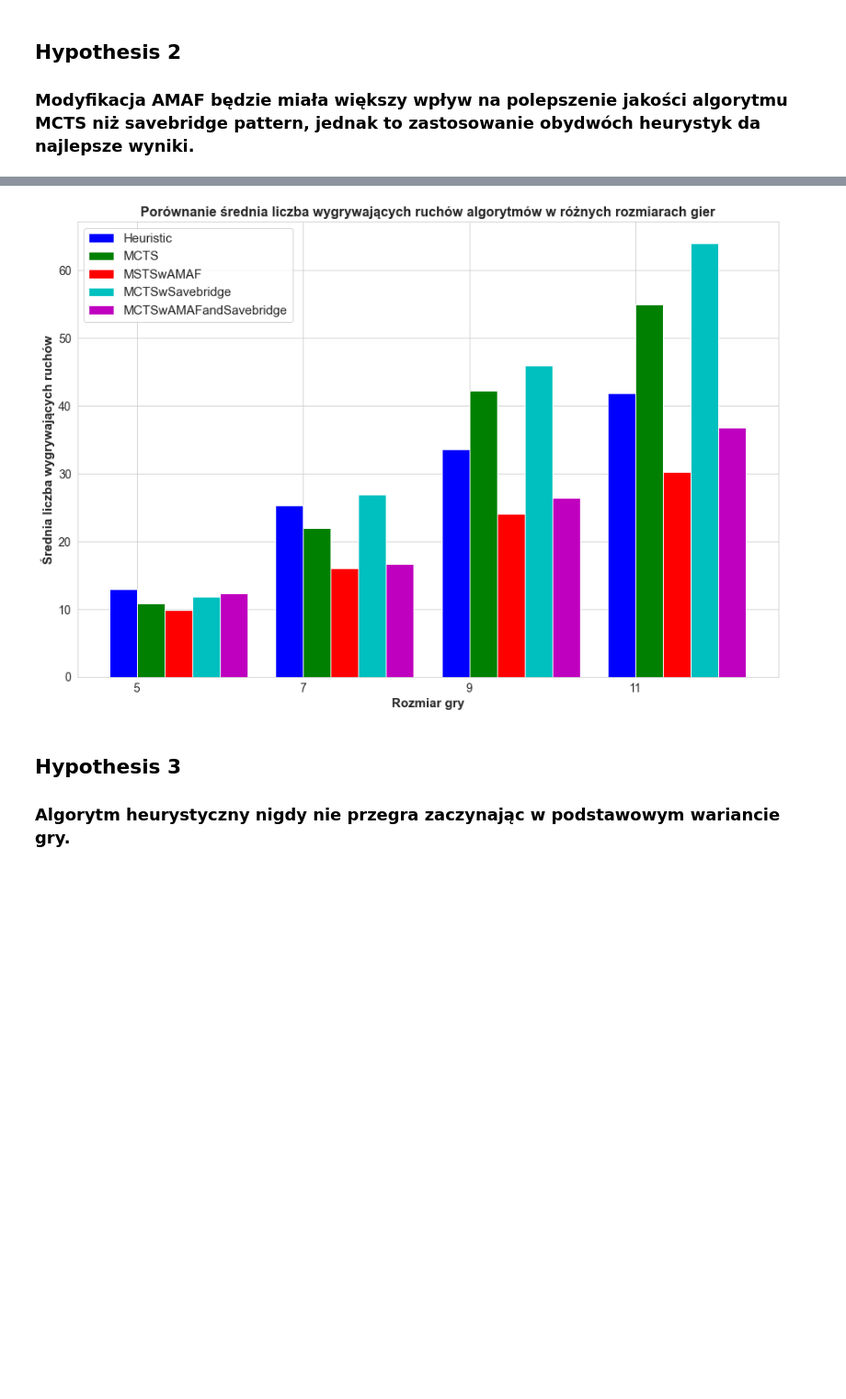
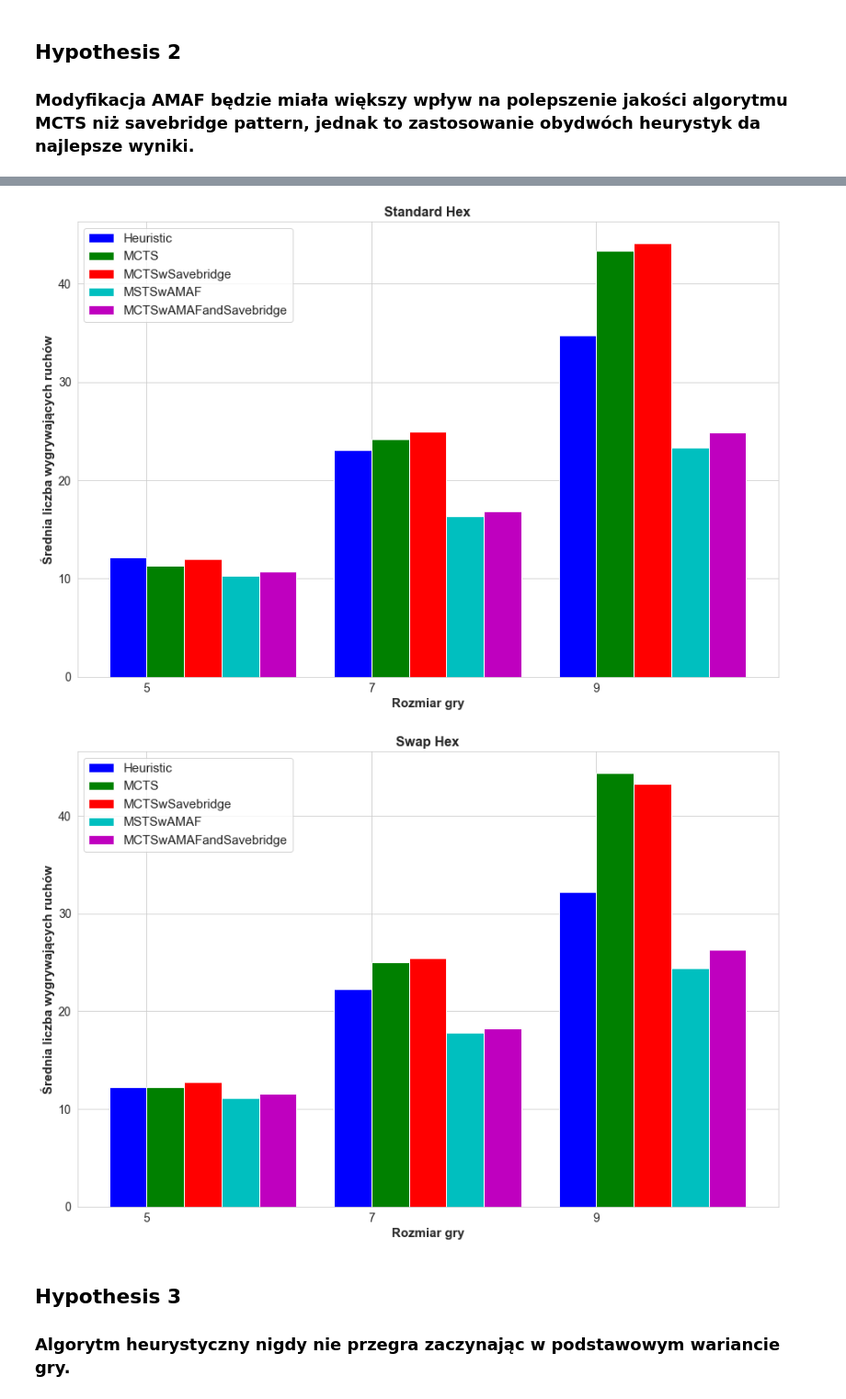
Before and after one commit to H4kan/minihex, a Jupyter notebook: analysis/jupyter/hex-results-analysis.ipynb, the cells around one changed output, grey strips where cells are left out. Shown: that part at 92% size. Drawn from its saved outputs; the diff is of its cells as text; code cells hidden in the pictures; blank space fills up the shorter version.

Commit message:
Create new plots for hypo2 and hypo4

```diff
--- a/analysis/jupyter/hex-results-analysis.ipynb
+++ b/analysis/jupyter/hex-results-analysis.ipynb
@@ -17,7 +17,11 @@ import numpy as np
 ## Hypothesis 2
 ### Modyfikacja AMAF będzie miała większy wpływ na polepszenie jakości algorytmu MCTS niż savebridge pattern, jednak to zastosowanie obydwóch heurystyk da najlepsze wyniki.
 # %%
-def create_bar_chart(df, column, y_label, file_name):
+def load_data_hypo2(file_path):
+    df = pd.read_csv(file_path, delim_whitespace=True)
+    return df
+
+def create_bar_chart_hypo2(df, column, y_label, file_name, title):
     plt.figure(figsize=(15, 10))
     algorithms = df['Algorithm'].unique()
     game_sizes = df['GameSize'].unique()
@@ -35,7 +39,7 @@ def create_bar_chart(df, column, y_label, file_name):
                 label = alg)
 
     plt.xticks(np.arange(len(game_sizes)) + bar_width / 2, game_sizes, fontsize=14)
-    plt.title(f'Porównanie {y_label.lower()} algorytmów w różnych rozmiarach gier', fontsize=16, fontweight='bold')
+    plt.title(title, fontsize=16, fontweight='bold')
     plt.xlabel('Rozmiar gry', fontsize=15, fontweight='bold')
     plt.ylabel(y_label, fontsize=15, fontweight='bold')
     plt.legend(fontsize=15)
@@ -50,0 +50,3 @@ create_bar_chart(data, 'WinRatio', 'Współczynnik zwycięstw (%)', 'hypo2\\WinR
+# %%
+data_noswap = load_data_hypo2("..\\testresults\\hypo2\\winratio-results-noswap.txt")
+data_swap = load_data_hypo2("..\\testresults\\hypo2\\winratio-results-swap.txt")
@@ -51,7 +59,9 @@ create_bar_chart(data, 'WinRatio', 'Współczynnik zwycięstw (%)', 'hypo2\\WinR
 # %%
-create_bar_chart(data, 'MeanNumberOfWinningMoves', 'Średnia liczba wygrywających ruchów', 'hypo2\\MeanNumberOfWinningMoves-byGameSize-bar-plot.png')
+create_bar_chart_hypo2(data_noswap,'MeanNumberOfWinningMoves', 'Średnia liczba wygrywających ruchów', 'hypo2\\MeanNumberOfWinningMoves-byGameSize-bar-noswap-plot.png', 'Standard Hex')
+create_bar_chart_hypo2(data_swap, 'MeanNumberOfWinningMoves', 'Średnia liczba wygrywających ruchów', 'hypo2\\MeanNumberOfWinningMoves-byGameSize-bar-swap-plot.png', 'Swap Hex')
 # %% [output]
-[figure, old version]
+[figure, new version]
+[figure, added]
 # %% [markdown]
 ## Hypothesis 3
 ### Algorytm heurystyczny nigdy nie przegra zaczynając w podstawowym wariancie gry.
```
Also changed, not shown: parts of 4 cells of this notebook, 8 other files.
